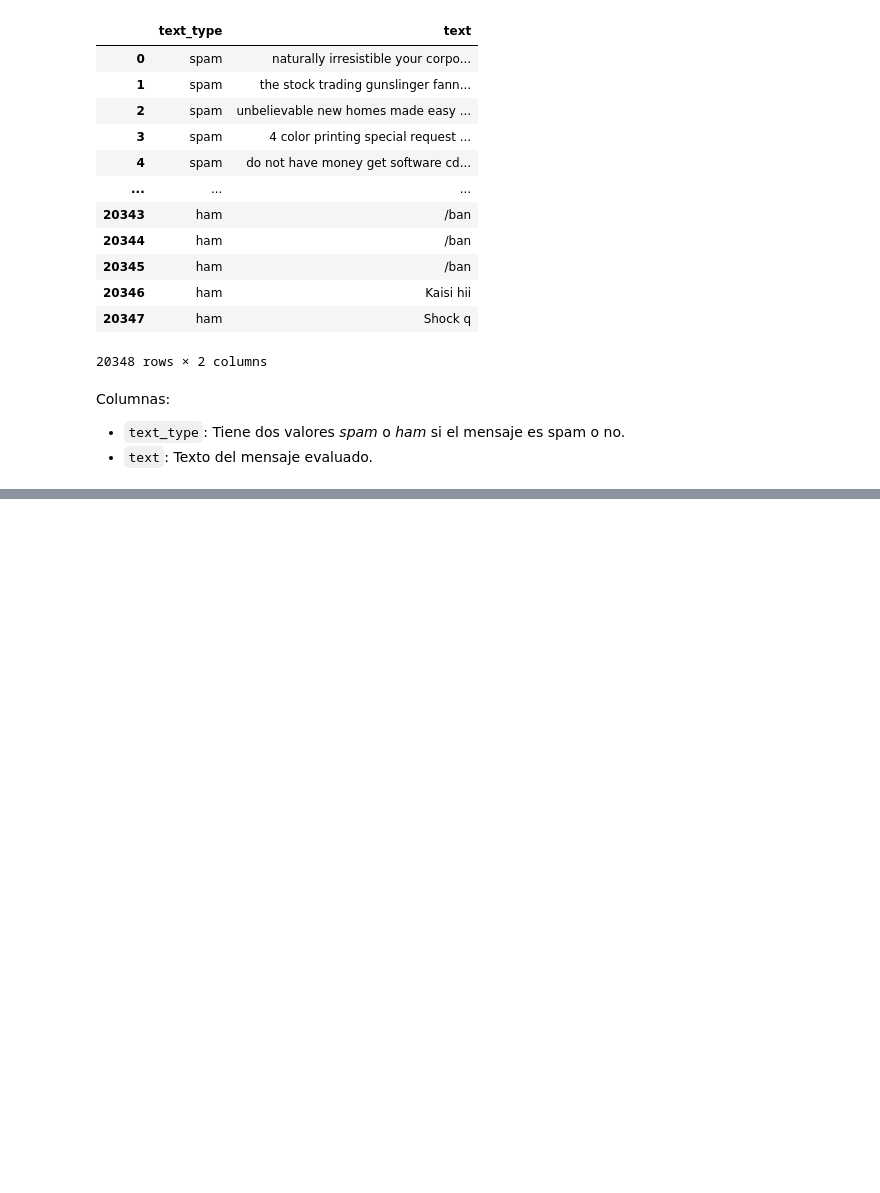
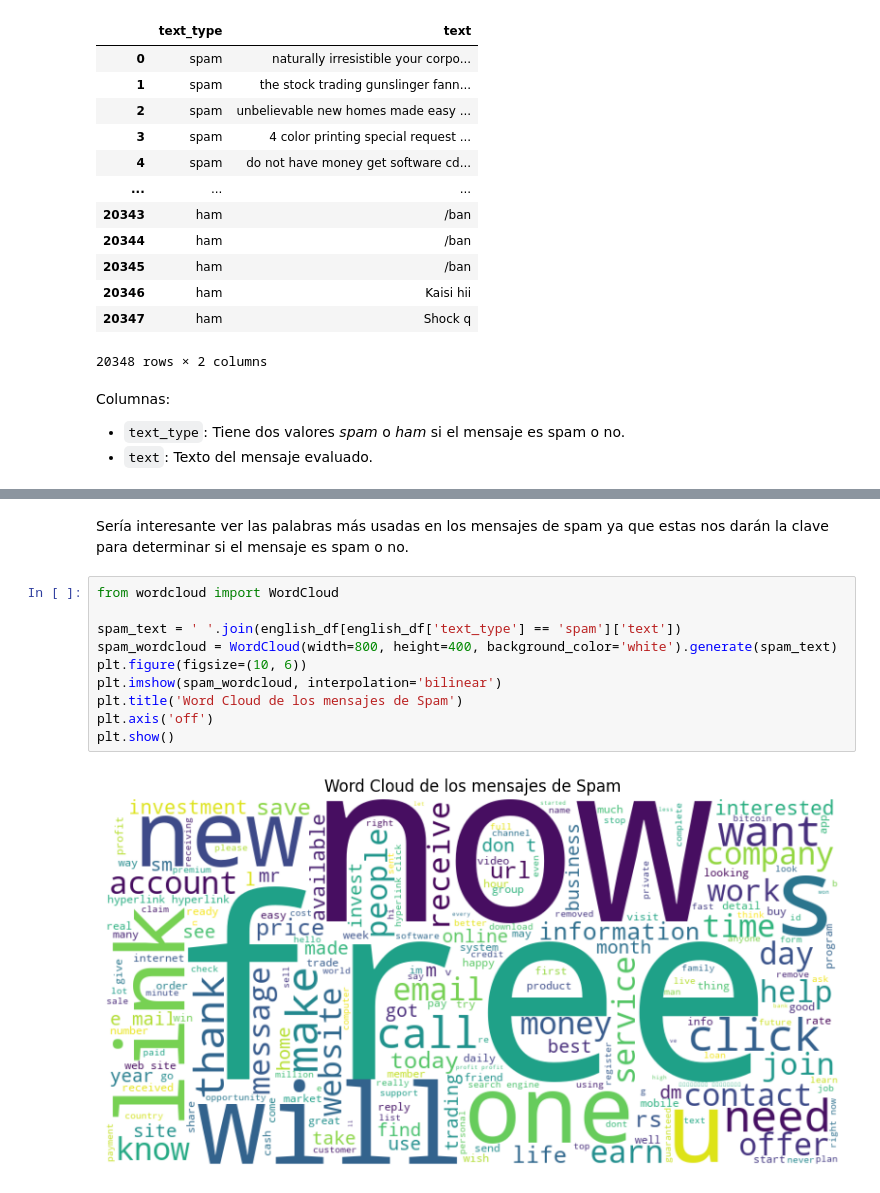
Before and after one commit to DaniRamirezVaquero/Proyecto-clasificacion-binaria--spam-, a Jupyter notebook: proyecto_clasificador_binario_NPL.ipynb, the cells around one changed output, grey strips where cells are left out. Cells and saved outputs as stored; diff of their text form; blank space fills up the shorter version.

```diff
--- a/proyecto_clasificador_binario_NPL.ipynb
+++ b/proyecto_clasificador_binario_NPL.ipynb
@@ -50,0 +83,14 @@ Columnas:
+# %% [markdown]
+Sería interesante ver las palabras más usadas en los mensajes de spam ya que estas nos darán la clave para determinar si el mensaje es spam o no.
+# %%
+from wordcloud import WordCloud
+
+spam_text = ' '.join(english_df[english_df['text_type'] == 'spam']['text'])
+spam_wordcloud = WordCloud(width=800, height=400, background_color='white').generate(spam_text)
+plt.figure(figsize=(10, 6))
+plt.imshow(spam_wordcloud, interpolation='bilinear')
+plt.title('Word Cloud de los mensajes de Spam')
+plt.axis('off')
+plt.show()
+# %% [output]
+[figure, added]
```
Also changed, not shown: parts of 7 cells of this notebook.
